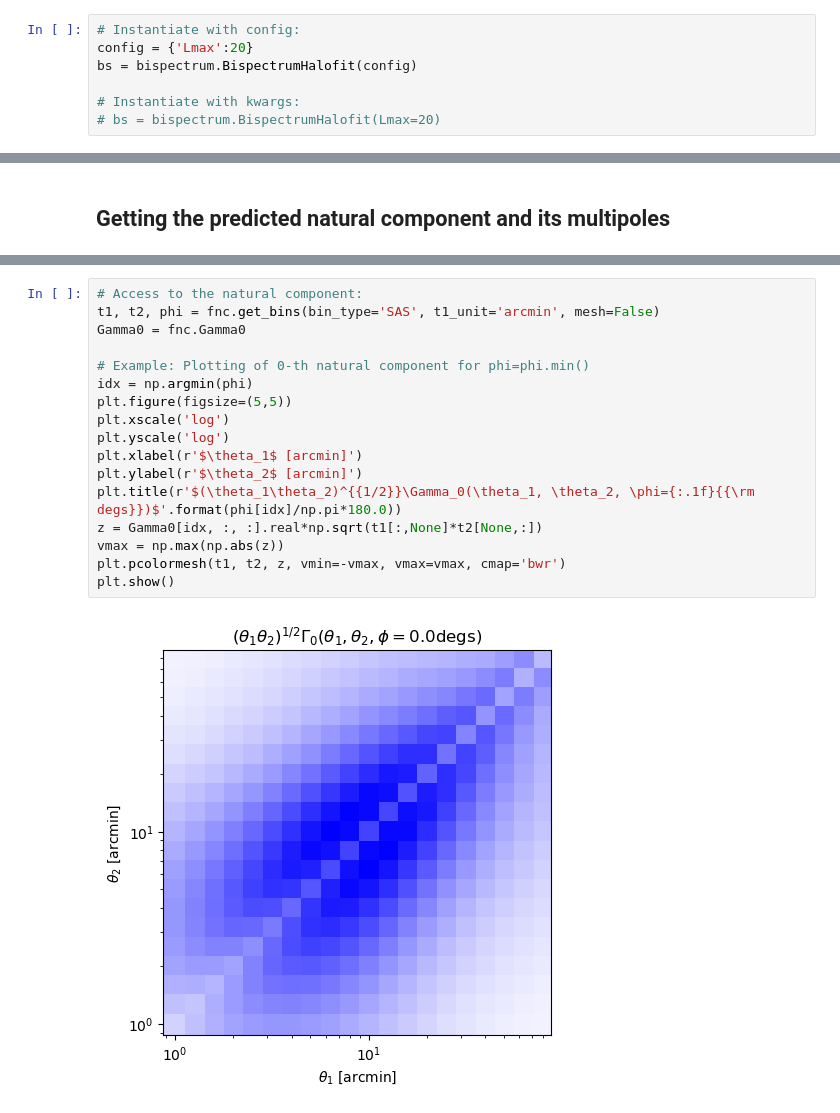
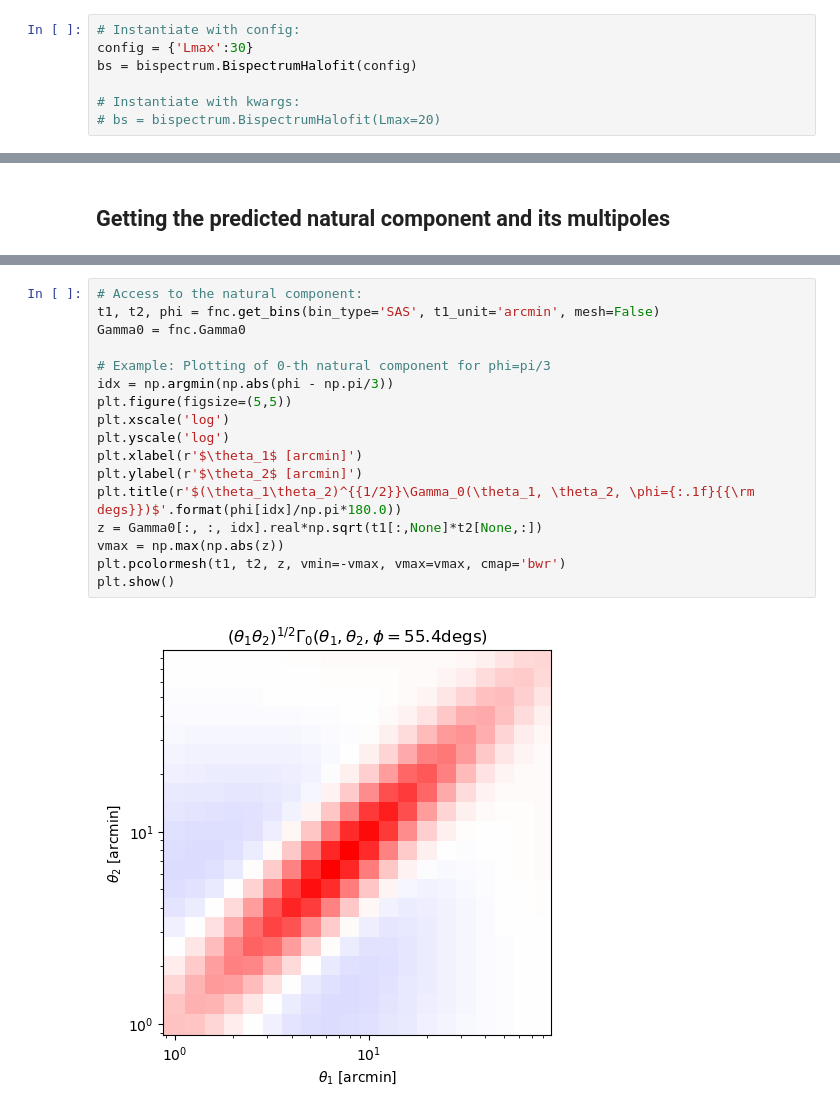
Before and after one commit to git-sunao/fastnc, a Jupyter notebook: docs/tutorial.ipynb, the cells around one changed output, grey strips where cells are left out. Drawn from its saved outputs; the diff is of its cells as text.

```diff
--- a/docs/tutorial.ipynb
+++ b/docs/tutorial.ipynb
@@ -10,7 +9,7 @@ from fastnc import fastnc, bispectrum
 ## Instantiate the class:
 # %%
 # Instantiate with config:
-config = {'Lmax':20}
+config = {'Lmax':30}
 bs = bispectrum.BispectrumHalofit(config)
 
 # Instantiate with kwargs:
@@ -191,19 +191,19 @@ plt.show()
 # %%
 # Access to the natural component:
 t1, t2, phi = fnc.get_bins(bin_type='SAS', t1_unit='arcmin', mesh=False)
 Gamma0 = fnc.Gamma0
 
-# Example: Plotting of 0-th natural component for phi=phi.min()
-idx = np.argmin(phi)
+# Example: Plotting of 0-th natural component for phi=pi/3
+idx = np.argmin(np.abs(phi - np.pi/3))
 plt.figure(figsize=(5,5))
 plt.xscale('log')
 plt.yscale('log')
 plt.xlabel(r'$\theta_1$ [arcmin]')
 plt.ylabel(r'$\theta_2$ [arcmin]')
 plt.title(r'$(\theta_1\theta_2)^{{1/2}}\Gamma_0(\theta_1, \theta_2, \phi={:.1f}{{\rm degs}})$'.format(phi[idx]/np.pi*180.0))
-z = Gamma0[idx, :, :].real*np.sqrt(t1[:,None]*t2[None,:])
+z = Gamma0[:, :, idx].real*np.sqrt(t1[:,None]*t2[None,:])
 vmax = np.max(np.abs(z))
 plt.pcolormesh(t1, t2, z, vmin=-vmax, vmax=vmax, cmap='bwr')
 plt.show()
 # %% [output]
-[figure, old version]
+[figure, new version]
```
Also changed, not shown: parts of 8 cells of this notebook.
